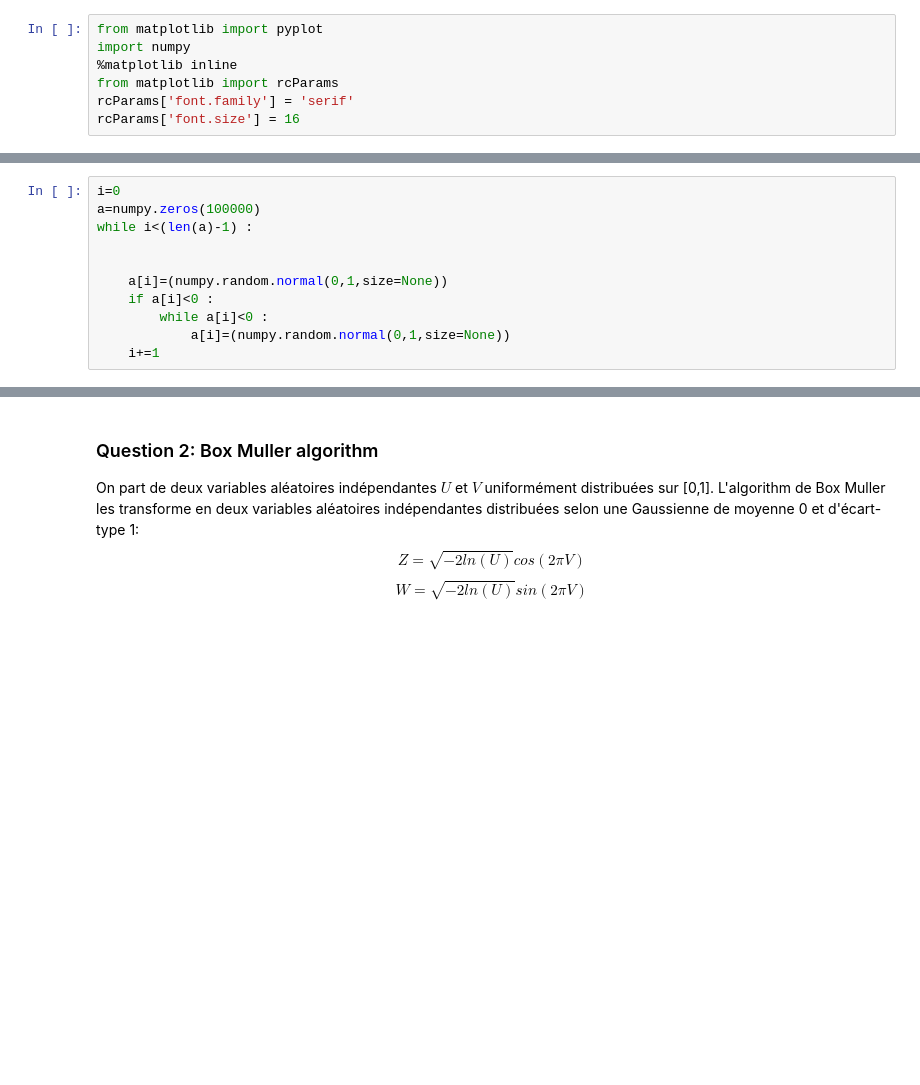
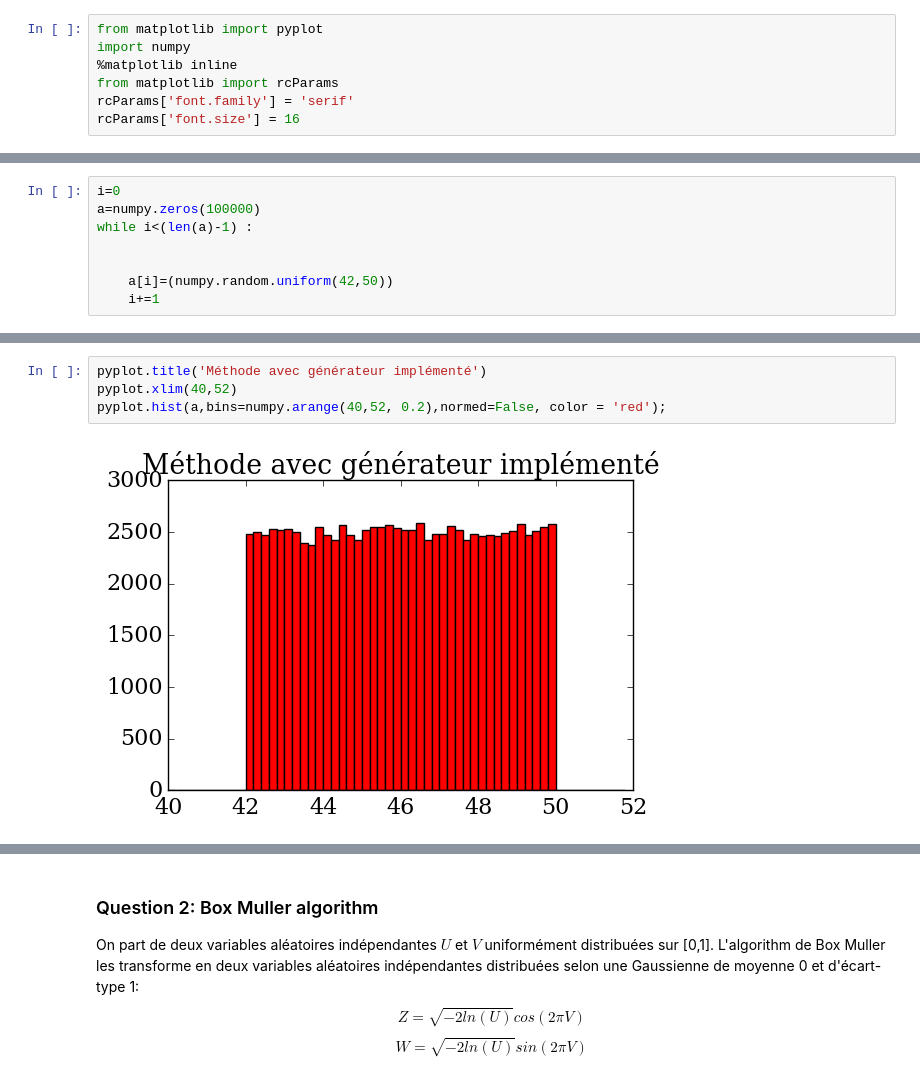
Before and after one commit to be-rays/Module6_MonteCarlo, a Jupyter notebook: MonteCarlo.ipynb, the cells around one changed output, grey strips where cells are left out. Cells and saved outputs as stored; diff of their text form; blank space fills up the shorter version.

```diff
--- a/MonteCarlo.ipynb
+++ b/MonteCarlo.ipynb
@@ -30,8 +26,5 @@ a=numpy.zeros(100000)
 while i<(len(a)-1) :
 
 
-    a[i]=(numpy.random.normal(0,1,size=None))
-    if a[i]<0 :
-        while a[i]<0 :
-            a[i]=(numpy.random.normal(0,1,size=None))
+    a[i]=(numpy.random.uniform(42,50))
     i+=1
@@ -37,0 +39,6 @@ while i<(len(a)-1) :
+# %%
+pyplot.title('Méthode avec générateur implémenté')
+pyplot.xlim(40,52)
+pyplot.hist(a,bins=numpy.arange(40,52, 0.2),normed=False, color = 'red');
+# %% [output]
+[figure, added]
```
Also changed, not shown: parts of 22 cells of this notebook.
